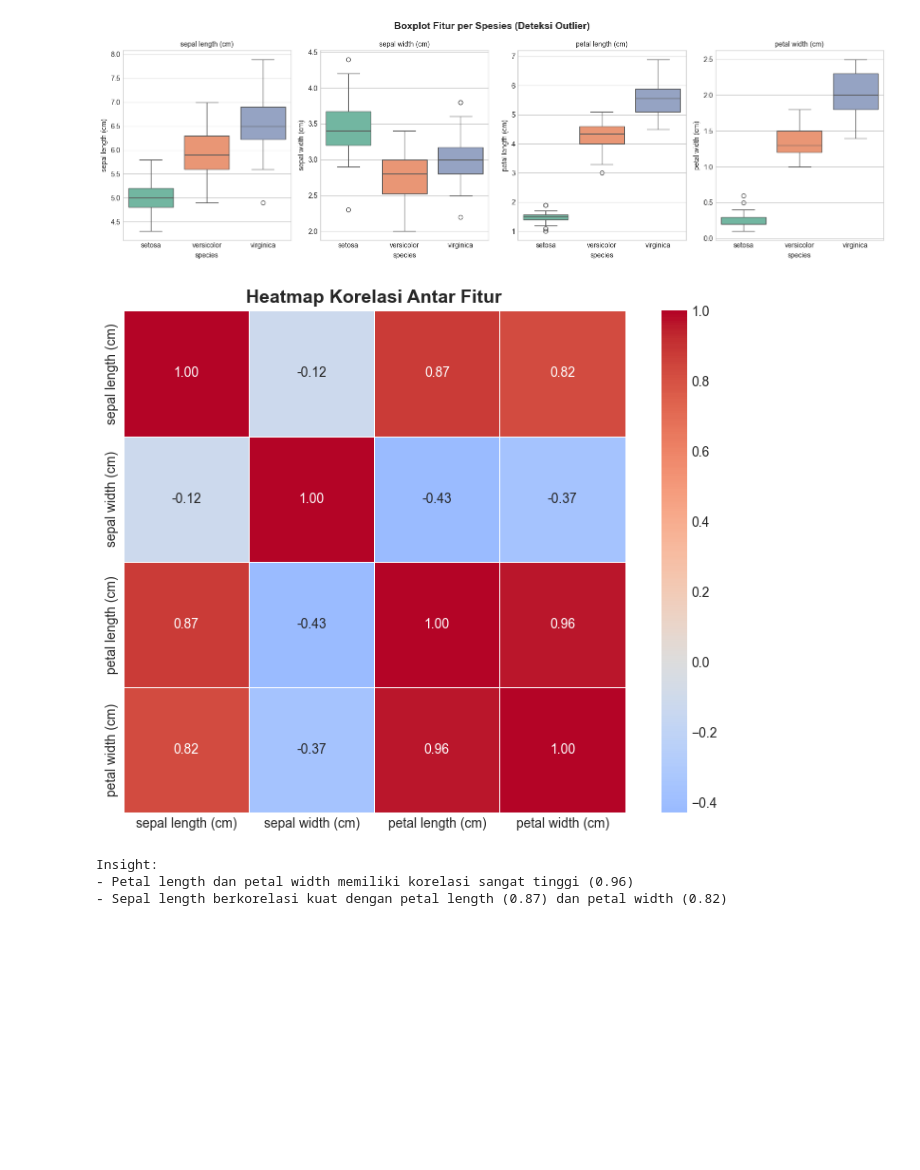
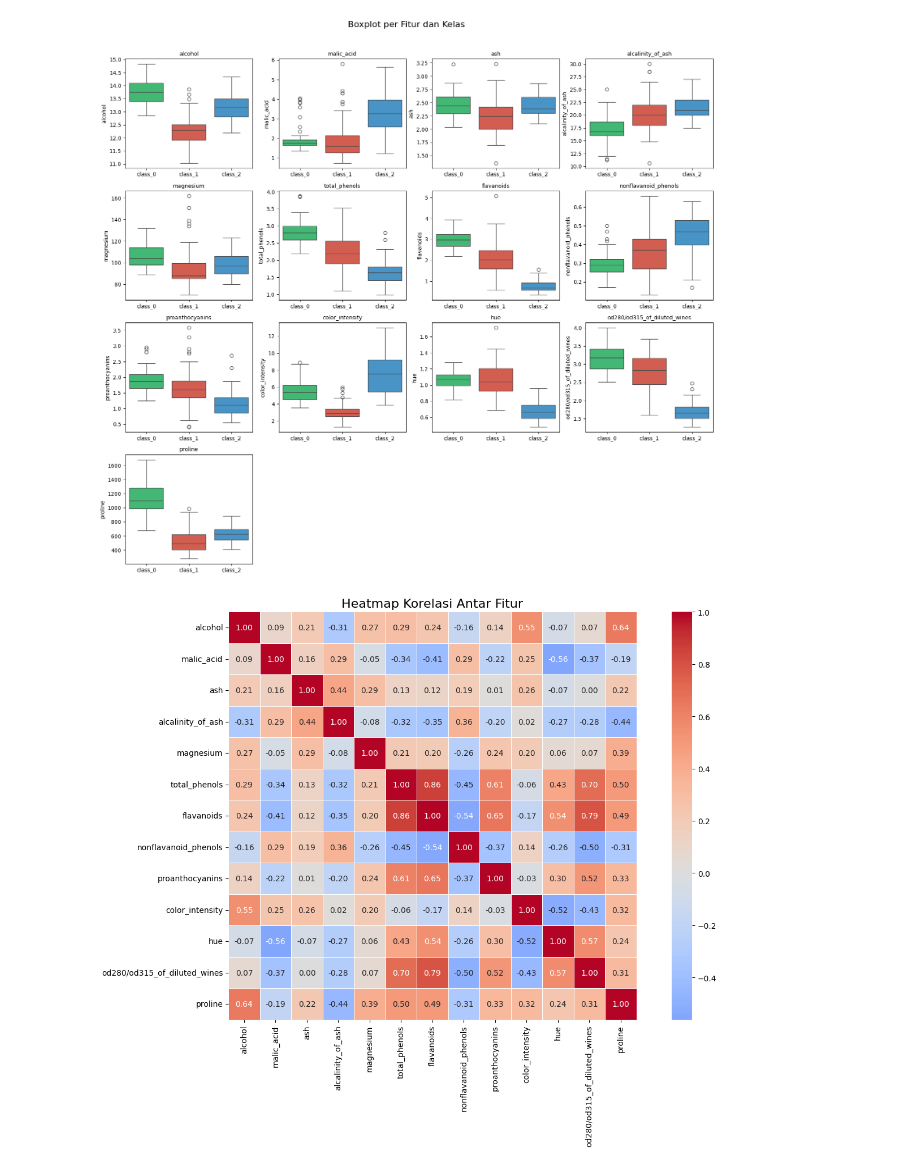
Before and after one commit to Fyodor-DOs/Eksperimen_SML_Fathir, a Jupyter notebook: preprocessing/Eksperimen_Fathir.ipynb, the cells around one changed output. Drawn from its saved outputs; the diff is of its cells as text; code cells hidden in the pictures; blank space fills up the shorter version.

Commit message:
Switch to Wine dataset - full EDA and preprocessing

```diff
--- a/preprocessing/Eksperimen_Fathir.ipynb
+++ b/preprocessing/Eksperimen_Fathir.ipynb
@@ -187,0 +163,19 @@ plt.show()
+# %%
+# 4.5 Histogram - Distribusi setiap fitur
+features = wine.feature_names
+fig, axes = plt.subplots(4, 4, figsize=(16, 14))
+axes = axes.flatten()
+
+for i, col in enumerate(features):
+    for cls in [0, 1, 2]:
+        axes[i].hist(df[df['target'] == cls][col], alpha=0.6, label=f'class_{cls}', bins=15)
+    axes[i].set_title(col, fontsize=10)
+    axes[i].legend(fontsize=7)
+
+# Hide extra subplots
+for j in range(len(features), len(axes)):
+    axes[j].set_visible(False)
+
+fig.suptitle('Distribusi Fitur per Kelas', fontsize=16, y=1.02)
+plt.tight_layout()
+plt.show()
@@ -188,33 +184,29 @@ plt.show()
 # %%
-# 4.5 Boxplot - Deteksi Outlier
-fig, axes = plt.subplots(1, 4, figsize=(16, 5))
-fig.suptitle('Boxplot Fitur per Spesies (Deteksi Outlier)', fontsize=14, fontweight='bold')
+# 4.6 Boxplot - Deteksi Outlier
+fig, axes = plt.subplots(4, 4, figsize=(16, 14))
+axes = axes.flatten()
 
-for idx, col in enumerate(feature_cols):
-    sns.boxplot(x='species', y=col, data=df, ax=axes[idx], palette='Set2')
-    axes[idx].set_title(col, fontsize=10)
+for i, col in enumerate(features):
+    sns.boxplot(data=df, x='target_name', y=col, ax=axes[i], palette=colors)
+    axes[i].set_title(col, fontsize=10)
+    axes[i].set_xlabel('')
 
+for j in range(len(features), len(axes)):
+    axes[j].set_visible(False)
+
+fig.suptitle('Boxplot per Fitur dan Kelas', fontsize=16, y=1.02)
 plt.tight_layout()
 plt.show()
 # %% [output]
-[figure, old version]
+[figure, new version]
 # %%
-# 4.6 Heatmap Korelasi
-plt.figure(figsize=(8, 6))
-numeric_df = df.select_dtypes(include=[np.number])
-correlation_matrix = numeric_df.corr()
-
-sns.heatmap(correlation_matrix, annot=True, cmap='coolwarm', center=0,
-            fmt='.2f', linewidths=0.5, square=True)
-plt.title('Heatmap Korelasi Antar Fitur', fontsize=14, fontweight='bold')
+# 4.7 Heatmap Korelasi
+plt.figure(figsize=(14, 10))
+corr_matrix = df[features].corr()
+sns.heatmap(corr_matrix, annot=True, fmt='.2f', cmap='coolwarm', center=0,
+            square=True, linewidths=0.5)
+plt.title('Heatmap Korelasi Antar Fitur', fontsize=16)
 plt.tight_layout()
 plt.show()
-
-print('Insight:')
-print('- Petal length dan petal width memiliki korelasi sangat tinggi (0.96)')
-print('- Sepal length berkorelasi kuat dengan petal length (0.87) dan petal width (0.82)')
 # %% [output]
-[figure, old version]
+[figure, new version]
-Insight:
-- Petal length dan petal width memiliki korelasi sangat tinggi (0.96)
-- Sepal length berkorelasi kuat dengan petal length (0.87) dan petal width (0.82)
```
Also changed, not shown: parts of 34 cells of this notebook, 4 other files.
